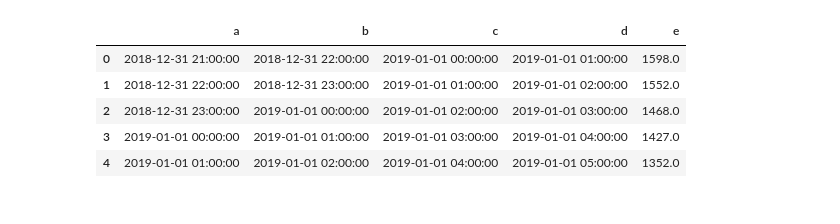
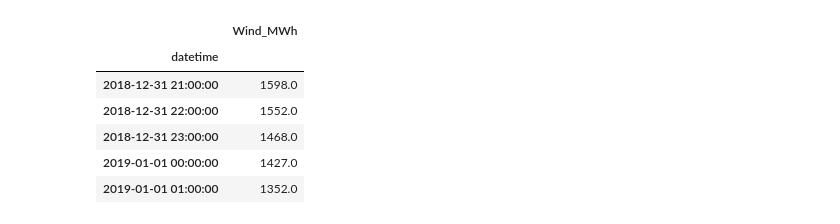
Before and after one commit to IDS-mini/electricity, a Jupyter notebook: data/tuulivoima_eda.ipynb, the cells around one changed output. Saved outputs shown, nothing was run; the diff lists cells and outputs as text; code cells hidden in the pictures.

```diff
--- a/data/tuulivoima_eda.ipynb
+++ b/data/tuulivoima_eda.ipynb
@@ -10,11 +10,16 @@ plt.style.use('fivethirtyeight')
 # %%
 df = pd.read_csv('tuulivoimatieto.csv')
 df.columns = ['a','b','c','d','e']
+df.drop(['b','c','d'], axis=1, inplace=True)
+df.columns = ['datetime','Wind_MWh']
+df['datetime'] = pd.to_datetime(df['datetime'])
+df.set_index('datetime', inplace=True)
 df.head()
 # %% [output]
-|  | a | b | c | d | e |
-| 0 | 2018-12-31 21:00:00 | 2018-12-31 22:00:00 | 2019-01-01 00:00:00 | 2019-01-01 01:00:00 | 1598.0 |
-| 1 | 2018-12-31 22:00:00 | 2018-12-31 23:00:00 | 2019-01-01 01:00:00 | 2019-01-01 02:00:00 | 1552.0 |
-| 2 | 2018-12-31 23:00:00 | 2019-01-01 00:00:00 | 2019-01-01 02:00:00 | 2019-01-01 03:00:00 | 1468.0 |
-| 3 | 2019-01-01 00:00:00 | 2019-01-01 01:00:00 | 2019-01-01 03:00:00 | 2019-01-01 04:00:00 | 1427.0 |
-| 4 | 2019-01-01 01:00:00 | 2019-01-01 02:00:00 | 2019-01-01 04:00:00 | 2019-01-01 05:00:00 | 1352.0 |
+|  | Wind_MWh |
+| datetime |  |
+| 2018-12-31 21:00:00 | 1598.0 |
+| 2018-12-31 22:00:00 | 1552.0 |
+| 2018-12-31 23:00:00 | 1468.0 |
+| 2019-01-01 00:00:00 | 1427.0 |
+| 2019-01-01 01:00:00 | 1352.0 |
```
Also changed, not shown: parts of 17 cells of this notebook.
